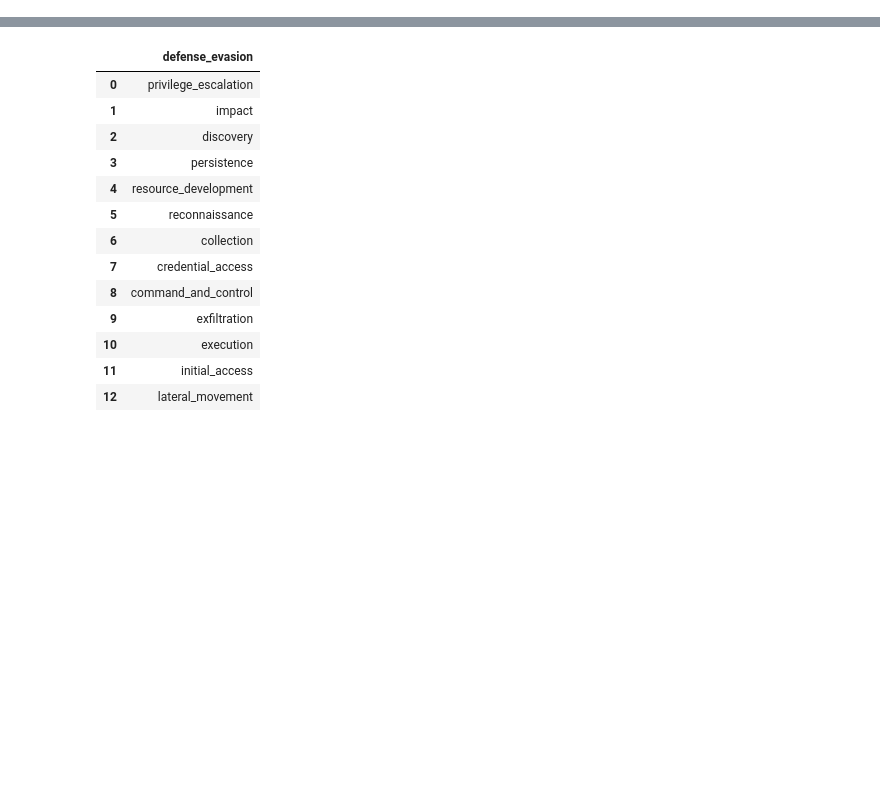
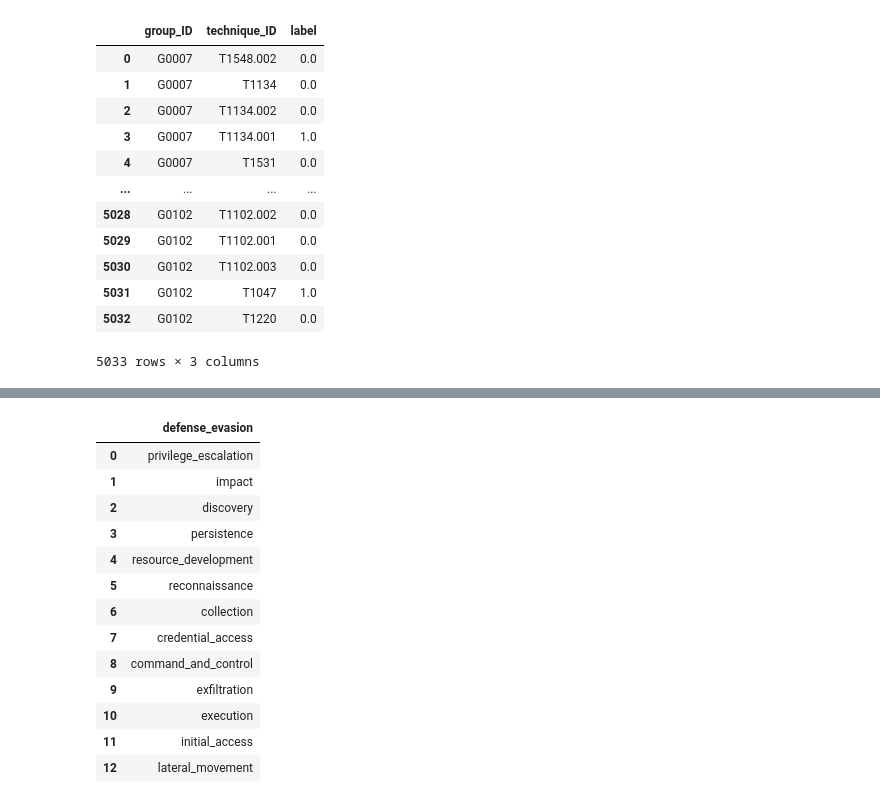
Before and after one commit to hcvu1050/hieuchivu-gt24-repo3, a Jupyter notebook: sctratch_4_build_test_data.ipynb, the cells around one changed output, grey strips where cells are left out. Cells and saved outputs as stored; diff of their text form; code cells hidden in the pictures; blank space fills up the shorter version.

```diff
--- a/sctratch_4_build_test_data.ipynb
+++ b/sctratch_4_build_test_data.ipynb
@@ -24,0 +53,16 @@ Name: count, dtype: int64
+# %%
+test_label
+# %% [output]
+|  | group_ID | technique_ID | label |
+| 0 | G0007 | T1548.002 | 0.0 |
+| 1 | G0007 | T1134 | 0.0 |
+| 2 | G0007 | T1134.002 | 0.0 |
+| 3 | G0007 | T1134.001 | 1.0 |
+| 4 | G0007 | T1531 | 0.0 |
+| ... | ... | ... | ... |
+| 5028 | G0102 | T1102.002 | 0.0 |
+| 5029 | G0102 | T1102.001 | 0.0 |
+| 5030 | G0102 | T1102.003 | 0.0 |
+| 5031 | G0102 | T1047 | 1.0 |
+| 5032 | G0102 | T1220 | 0.0 |
+5033 rows × 3 columns
```
Also changed, not shown: parts of 6 cells of this notebook, 5 other files.
